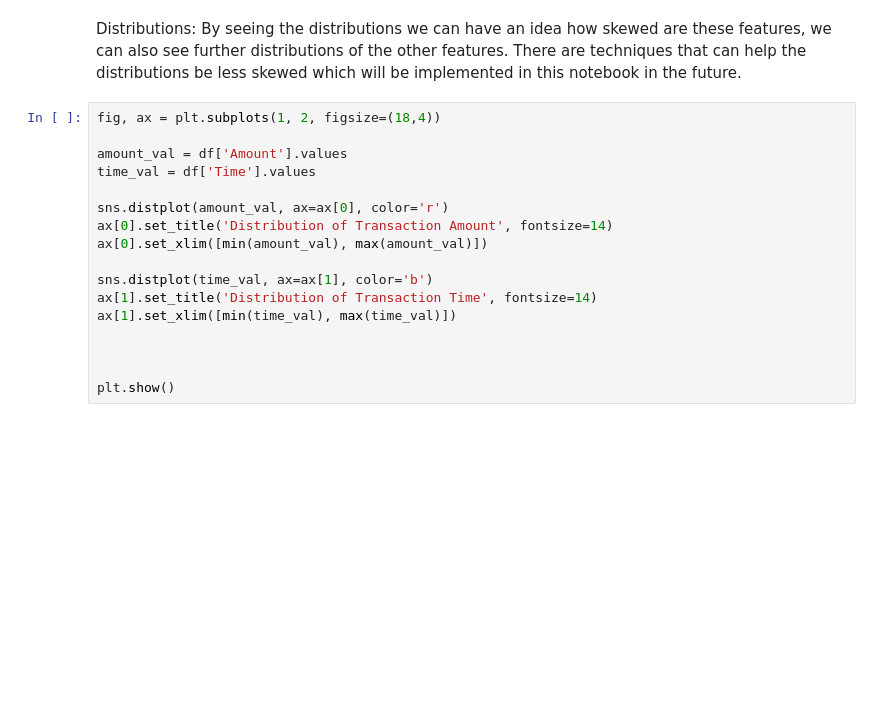
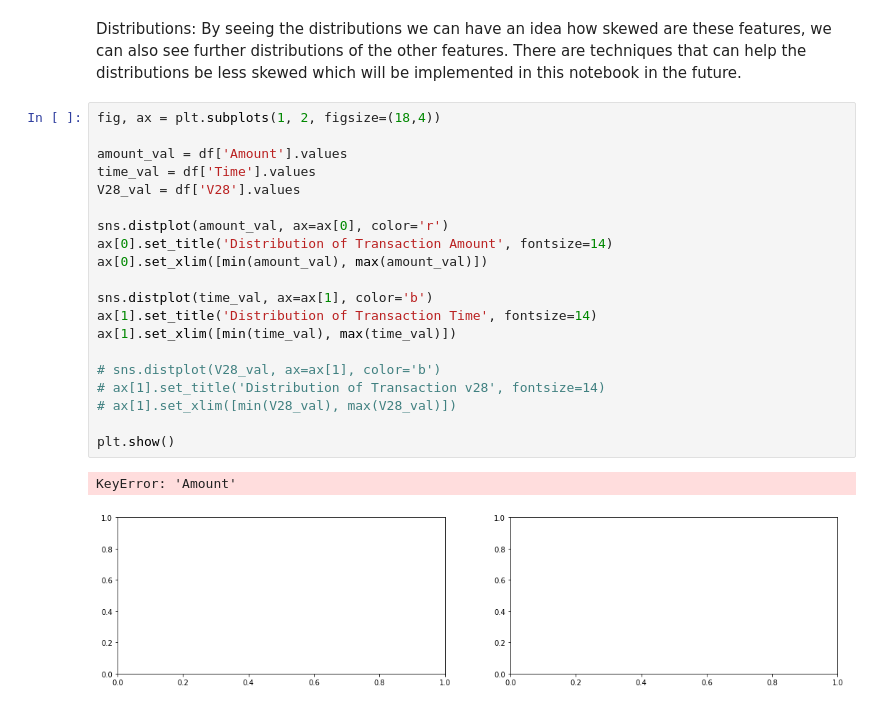
Before and after one commit to WngMen/autodl_daily_coding, a Jupyter notebook: shoudan_python_code.ipynb, the cells around one changed output. Cells and saved outputs as stored; diff of their text form; blank space fills up the shorter version.

```diff
--- a/shoudan_python_code.ipynb
+++ b/shoudan_python_code.ipynb
@@ -200,17 +220,23 @@ Distributions: By seeing the distributions we can have an idea how skewed are th
 # %%
 fig, ax = plt.subplots(1, 2, figsize=(18,4))
 
 amount_val = df['Amount'].values
 time_val = df['Time'].values
+V28_val = df['V28'].values
 
 sns.distplot(amount_val, ax=ax[0], color='r')
 ax[0].set_title('Distribution of Transaction Amount', fontsize=14)
 ax[0].set_xlim([min(amount_val), max(amount_val)])
 
 sns.distplot(time_val, ax=ax[1], color='b')
 ax[1].set_title('Distribution of Transaction Time', fontsize=14)
 ax[1].set_xlim([min(time_val), max(time_val)])
 
-
+# sns.distplot(V28_val, ax=ax[1], color='b')
+# ax[1].set_title('Distribution of Transaction v28', fontsize=14)
+# ax[1].set_xlim([min(V28_val), max(V28_val)])
 
 plt.show()
+# %% [output]
+KeyError: 'Amount'
+[figure, added]
```
Also changed, not shown: parts of 27 cells of this notebook.
